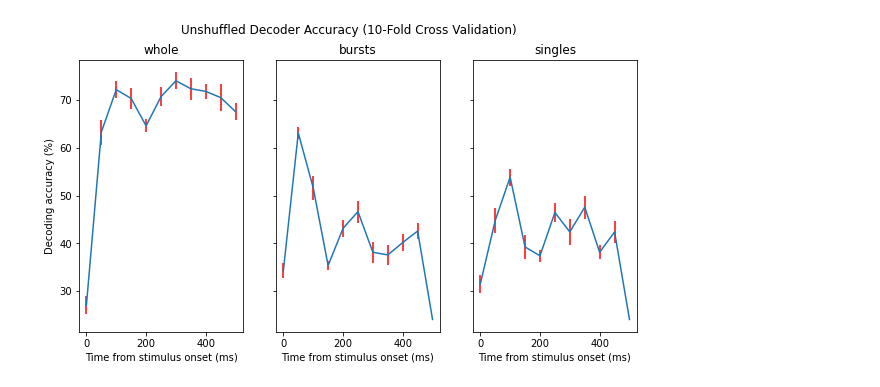
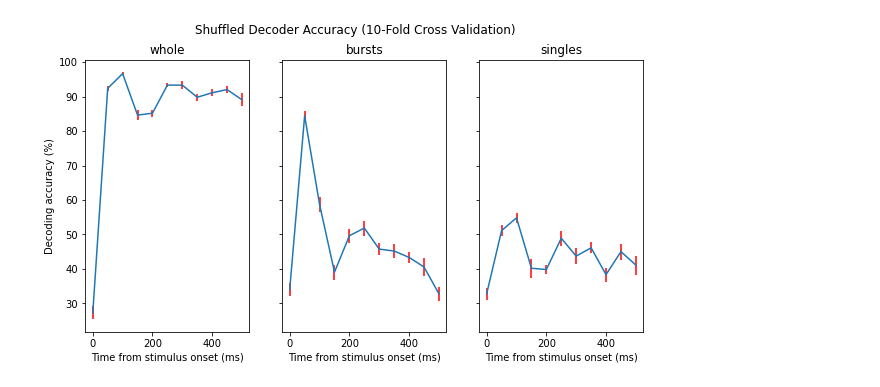
Before and after one commit to mwblackburn/correlations_and_bursts, a Jupyter notebook: scripts/decoding_comparison_figure.ipynb, the cells around one changed output. Saved outputs shown, nothing was run; the diff lists cells and outputs as text; code cells hidden in the pictures.

```diff
--- a/scripts/decoding_comparison_figure.ipynb
+++ b/scripts/decoding_comparison_figure.ipynb
@@ -50 +60,27 @@ spike_train_types = results.keys()
 unit_ids = processor.all_units
+# %%
+#                                         x   y
+matplotlib.rcParams["figure.figsize"] = (10, 5)
+unshuffled_cv_accuracy_scores = unshuffled_decoder.cv_accuracy_scores
+shuffled_cv_accuracy_scores = shuffled_decoder.cv_accuracy_scores
+
+accuracies = unshuffled_cv_accuracy_scores["whole"]
+num_bins = len(accuracies)
+bins = np.array(list(range(num_bins)))*50
+plot_count = 0
+fig, ax = plt.subplots(nrows=1, ncols=3, sharey=True)
+for spike_train_type, accuracies in unshuffled_cv_accuracy_scores.items():
+    accuracies = dict_to_array(accuracies, CV_COUNT)
+    unshuffled_sem = sem(accuracies, axis=1)
+
+    ax[plot_count].errorbar(bins, accuracies.mean(axis=1)*100, unshuffled_sem*100, ecolor='r')#, fmt='none')
+    #ax.errorbar(bins,thorough_shuffled_accuracies.mean(axis=1)*100,shuffled_sem*100, ecolor='g')#, fmt='none')
+    ax[plot_count].set_xlabel('Time from stimulus onset (ms)')
+    ax[plot_count].set_title(spike_train_type)
+    plot_count += 1
+ax[0].set_ylabel('Decoding accuracy (%)')
+#fig.suptitle('Unshuffled Decoder Accuracy (10-Fold Cross Validation)')
+fig.tight_layout()
+seaborn.despine(fig=fig)
+plt.savefig(f"{save_path}/decoding_accuracy.png", dpi=500, facecolor="white", bbox_inches="tight")
+plt.show()
@@ -51,24 +89,24 @@ unit_ids = processor.all_units
 # %%
 #                                         x   y
 matplotlib.rcParams["figure.figsize"] = (10, 5)
-cv_accuracy_scores = decoder.cv_accuracy_scores
+shuffled_cv_accuracy_scores = shuffled_decoder.cv_accuracy_scores
 
-accuracies = cv_accuracy_scores["whole"]
+accuracies = shuffled_cv_accuracy_scores["whole"]
 num_bins = len(accuracies)
 bins = np.array(list(range(num_bins)))*50
 plot_count = 0
 fig, ax = plt.subplots(nrows=1, ncols=3, sharey=True)
-for spike_train_type, accuracies in cv_accuracy_scores.items():
+for spike_train_type, accuracies in shuffled_cv_accuracy_scores.items():
     accuracies = dict_to_array(accuracies, CV_COUNT)
     unshuffled_sem = sem(accuracies, axis=1)
 
     ax[plot_count].errorbar(bins, accuracies.mean(axis=1)*100, unshuffled_sem*100, ecolor='r')#, fmt='none')
     #ax.errorbar(bins,thorough_shuffled_accuracies.mean(axis=1)*100,shuffled_sem*100, ecolor='g')#, fmt='none')
     ax[plot_count].set_xlabel('Time from stimulus onset (ms)')
     ax[plot_count].set_title(spike_train_type)
     plot_count += 1
 ax[0].set_ylabel('Decoding accuracy (%)')
-fig.suptitle('Unshuffled Decoder Accuracy (10-Fold Cross Validation)')
+fig.suptitle('Shuffled Decoder Accuracy (10-Fold Cross Validation)')
 plt.show()
 # %% [output]
-[figure, old version]
+[figure, new version]
```
Also changed, not shown: parts of 4 cells of this notebook, 7 other files.
